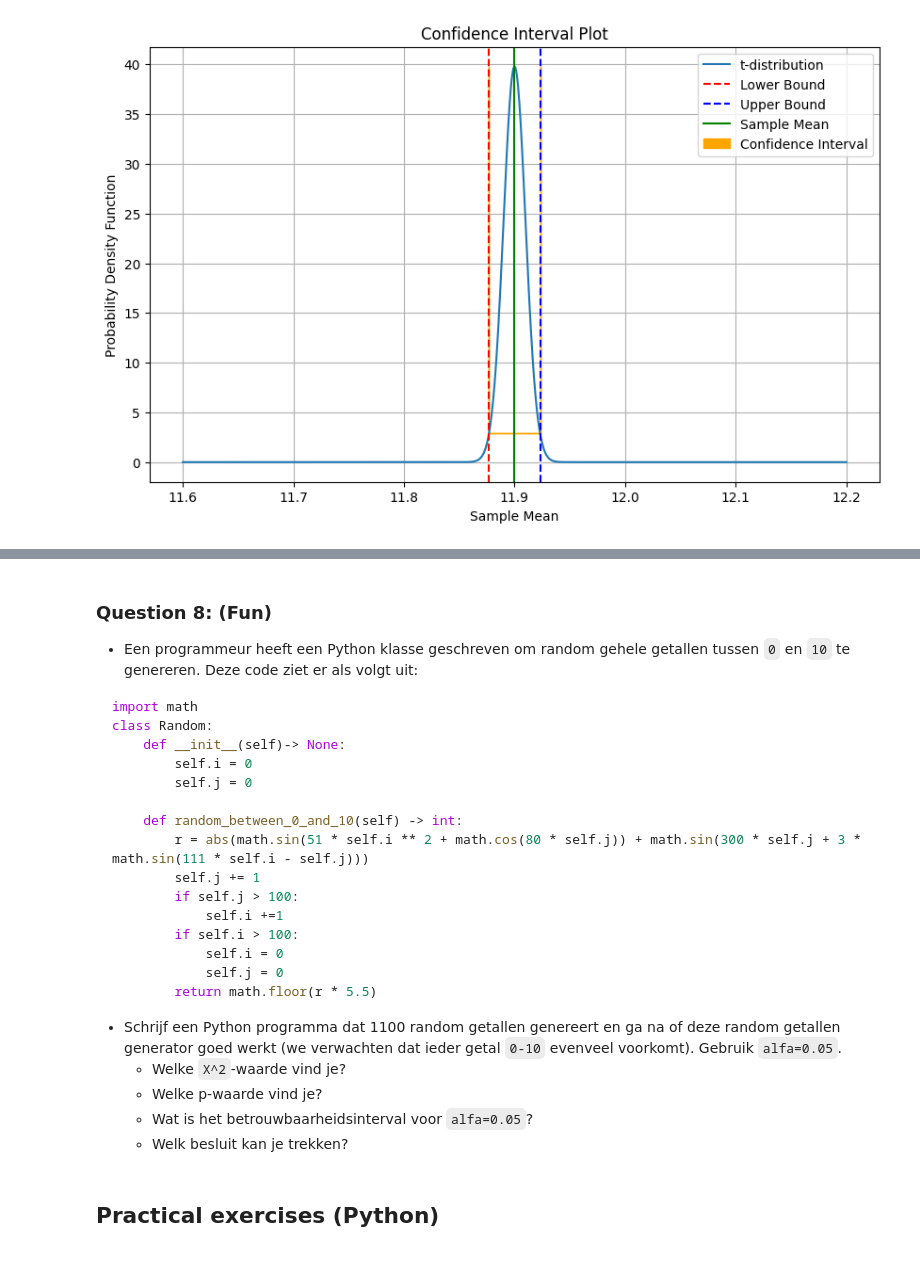
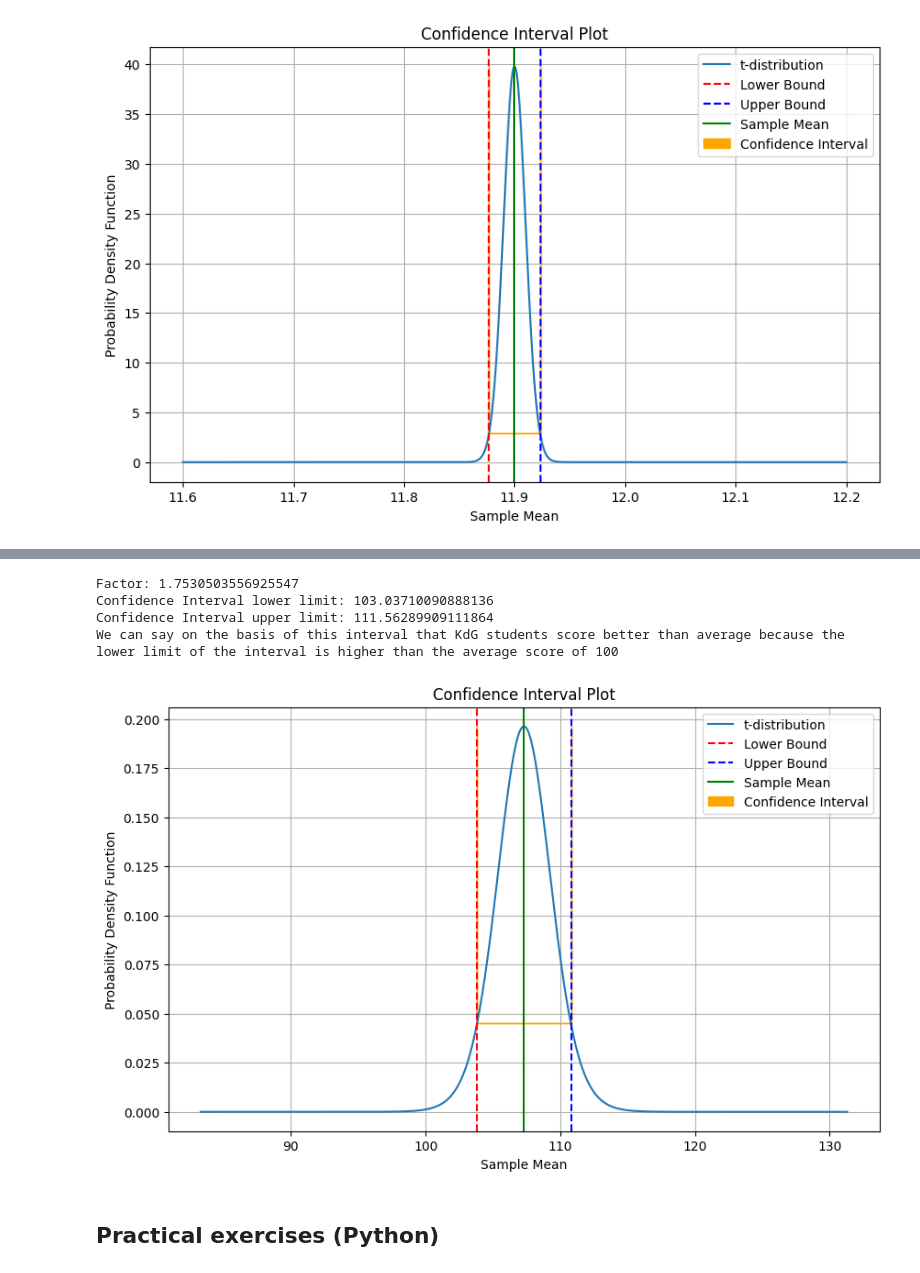
Before and after one commit to EliasDeHondt/DataScience2, a Jupyter notebook: W15P3/Exercises tests part 1.ipynb, the cells around one changed output, grey strips where cells are left out. Cells and saved outputs as stored; diff of their text form; code cells hidden in the pictures.

````diff
--- a/W15P3/Exercises tests part 1.ipynb
+++ b/W15P3/Exercises tests part 1.ipynb
@@ -255,29 +214,35 @@ test. Enkele (`16`) studenten van KdG bieden zich aan. We komen op een gemiddeld
-# %% [markdown]
-### Question 8: (Fun)
-- Een programmeur heeft een Python klasse geschreven om random gehele getallen tussen `0` en `10` te genereren. Deze code ziet er als volgt uit:
-```python
-import math
-class Random:
-    def __init__(self)-> None:
-        self.i = 0
-        self.j = 0
-
-    def random_between_0_and_10(self) -> int:
-        r = abs(math.sin(51 * self.i ** 2 + math.cos(80 * self.j)) + math.sin(300 * self.j + 3 * math.sin(111 * self.i - self.j)))
-        self.j += 1
-        if self.j > 100:
-            self.i +=1
-        if self.i > 100:
-            self.i = 0
-            self.j = 0
-        return math.floor(r * 5.5)
-```
-
-- Schrijf een Python programma dat 1100 random getallen genereert en ga na of deze random getallen generator goed werkt (we verwachten dat ieder getal `0-10` evenveel voorkomt). Gebruik `alfa=0.05`.
-    - Welke `X^2`-waarde vind je?
-    - Welke p-waarde vind je?
-    - Wat is het betrouwbaarheidsinterval voor `alfa=0.05`?
-    - Welk besluit kan je trekken?
+# %%
+# 1
+# We are going to use "student" instead of "normal" because the population standard deviation is not known.
+
+# 2
+n = 16 # n = Population size
+df = n - 1 # df = Degrees of freedom
+alpha = 0.05 # alpha = Significance level
+p = 1 - alpha # p = Confidence level
+factor = student.ppf(p, df=df) # factor = Z-score
+print("Factor:",factor)
+
+# 3 & 4 & 5
+n = 16 # n = Population size
+x_bar = 107.3 # x_bar = Sample mean
+s = 8 # s = Sample standard deviation
+p = 0.95 # p = Confidence level
+df = n - 1 # df = Degrees of freedom
+interval = student.interval(confidence=p, df=df, loc=x_bar, scale=s/math.sqrt(n))
+print("Confidence Interval lower limit:",interval[0])
+print("Confidence Interval upper limit:",interval[1])
+
+print("We can say on the basis of this interval that KdG students score better than average because the lower limit of the interval is higher than the average score of 100")
+# %% [output]
+Factor: 1.7530503556925547
+Confidence Interval lower limit: 103.03710090888136
+Confidence Interval upper limit: 111.56289909111864
+We can say on the basis of this interval that KdG students score better than average because the lower limit of the interval is higher than the average score of 100
+# %%
+plot_confidence_interval(n, x_bar, s, df, factor)
+# %% [output]
+[figure, added]
 # %% [markdown]
 ## Practical exercises (Python)
 # %%
````
Also changed, not shown: parts of 15 cells of this notebook, 1 other file.
